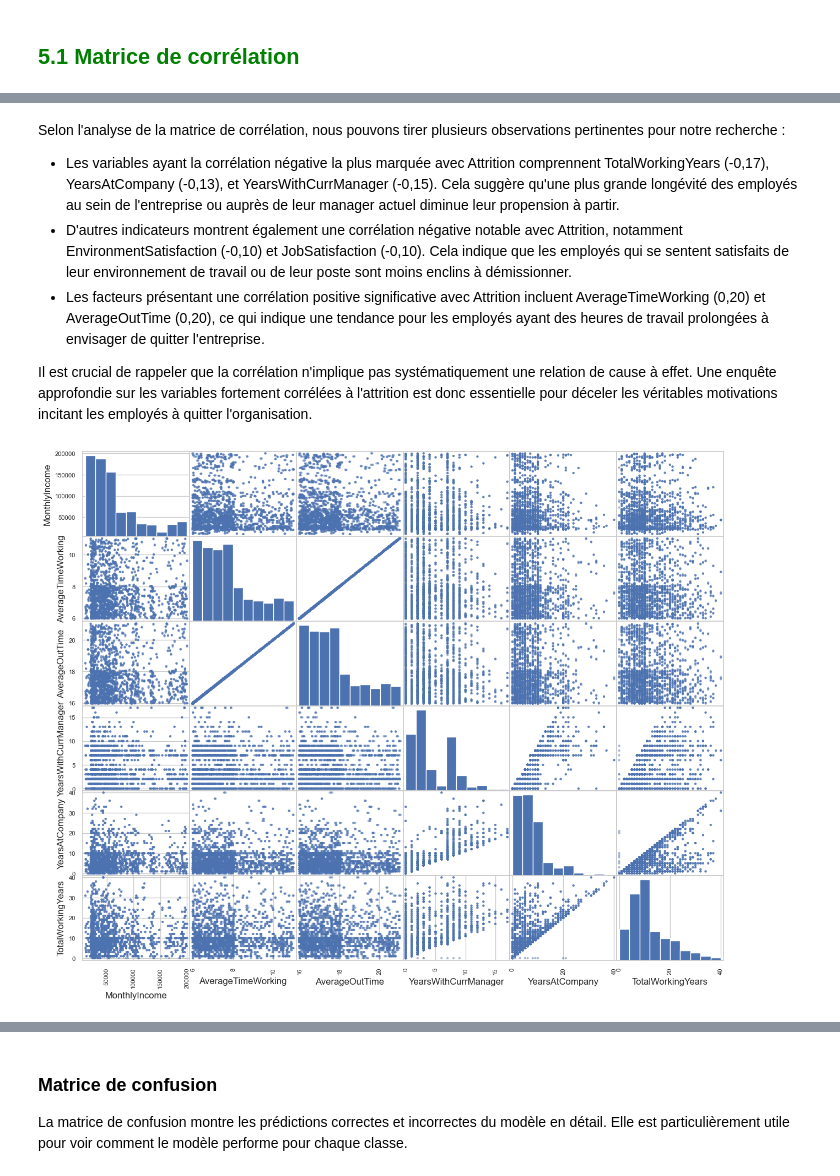
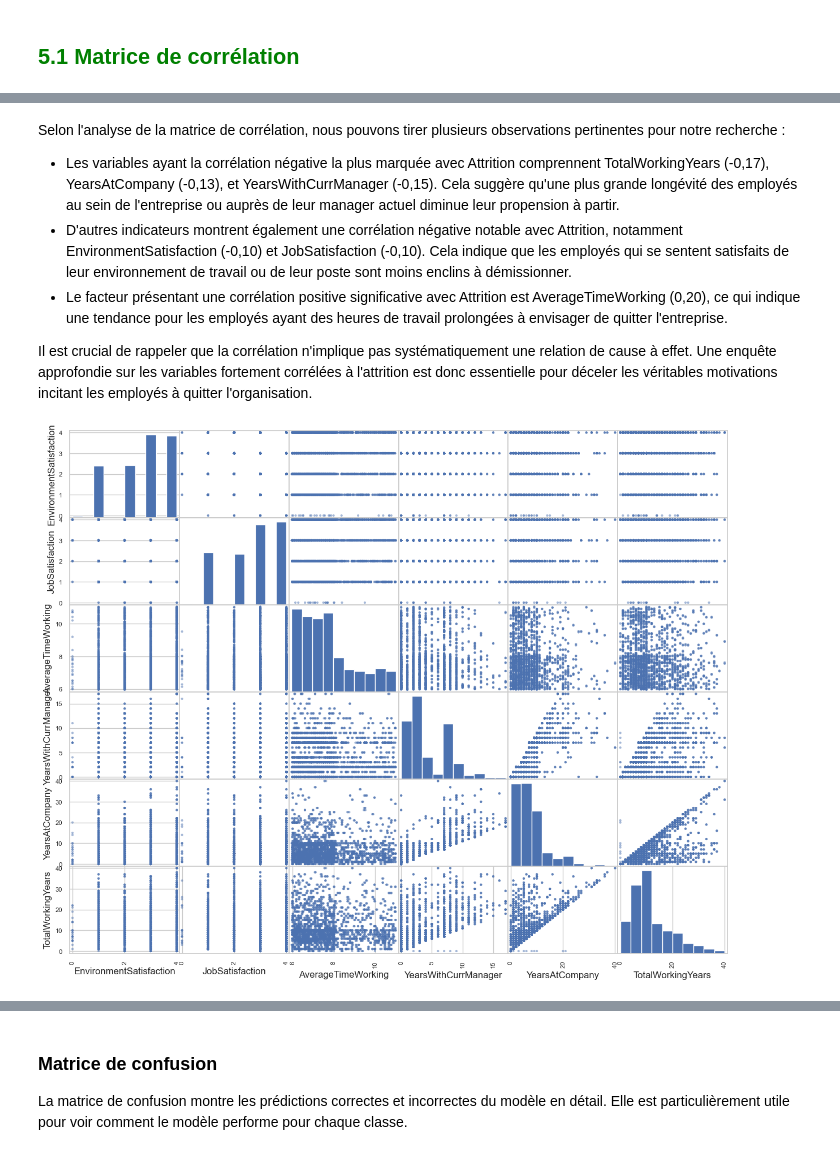
Before and after one commit to ocekic/HumanForYou-RetentionDesEmployesAI, a Jupyter notebook: Livrable_HFYE.ipynb, the cells around one changed output, grey strips where cells are left out. Drawn from its saved outputs; the diff is of its cells as text; code cells hidden in the pictures.

Commit message:
dernier changement sur le fichier principal + ajout du perceptron multicouche sur le fichier avec 'Age', 'MaritalStatus' et 'Gender'

```diff
--- a/Livrable_HFYE.ipynb
+++ b/Livrable_HFYE.ipynb
@@ -260,16 +262,0 @@ On peut maintenant fusionner les csv restant et ajouter deux nouvelles colonnes
-# %%
-combined = general_data.merge(manager_data, how='right', on = 'EmployeeID')
-final_data = combined.merge(employe_data, how='right', on = 'EmployeeID')
-
-#On transforme tous les NA en 0
-final_data.fillna(0, inplace=True)
-#On ajoute le temps de travail moyen
-final_data['AverageTimeWorking'] = AverageTimeWorking
-#On ajoute les vacances prises par les employés
-final_data['Holidays'] = vac_In
-#On ajoute l'heure d'arrivée moyenne
-final_data['AverageInTime'] = Average_In
-#On ajoute l'heure de départ moyenne
-final_data['AverageOutTime'] = Average_Out
-
-final_data
@@ -293,11 +287,3 @@ On remarque que le temps de travail moyen n'est pas dans un format manipulable,
 Time_float = final_data['AverageTimeWorking'].dt.seconds
 Time_float = Time_float/3600
 final_data['AverageTimeWorking'] = Time_float
-
-Time_float = final_data['AverageInTime'].dt.seconds
-Time_float = Time_float/3600
-final_data['AverageInTime'] = Time_float
-
-Time_float = final_data['AverageOutTime'].dt.seconds
-Time_float = Time_float/3600
-final_data['AverageOutTime'] = Time_float
@@ -335,6 +289,0 @@ Maintenant que notre liste est complète, nous pouvons l'intégrer comme nouvell
-# %%
-final_data['WorkingTimeEval'] = WorkingTimeEval
-final_data.info()
-
-# Sauvegarde des données pour utilisation ultérieure
-final_data.to_csv('./data/combined.csv', index=False)
@@ -359,8 +290,6 @@ memory usage: 1.1+ MB
 # %% [markdown]
 # <font color='red'>5. Exploration des données </font>
 # %%
-final_data = final_data.drop(columns=['EmployeeID','StandardHours'])
-
 final_data.hist(bins=50, figsize=(20,15))
 plt.show()
 # %% [output]
@@ -403,14 +330,14 @@ Selon l'analyse de la matrice de corrélation, nous pouvons tirer plusieurs obse
 
 - Les variables ayant la corrélation négative la plus marquée avec Attrition comprennent TotalWorkingYears (-0,17), YearsAtCompany (-0,13), et YearsWithCurrManager (-0,15). Cela suggère qu'une plus grande longévité des employés au sein de l'entreprise ou auprès de leur manager actuel diminue leur propension à partir.
 - D'autres indicateurs montrent également une corrélation négative notable avec Attrition, notamment EnvironmentSatisfaction (-0,10) et JobSatisfaction (-0,10). Cela indique que les employés qui se sentent satisfaits de leur environnement de travail ou de leur poste sont moins enclins à démissionner.
-- Les facteurs présentant une corrélation positive significative avec Attrition incluent AverageTimeWorking (0,20) et AverageOutTime (0,20), ce qui indique une tendance pour les employés ayant des heures de travail prolongées à envisager de quitter l'entreprise.
+- Le facteur présentant une corrélation positive significative avec Attrition est AverageTimeWorking (0,20), ce qui indique une tendance pour les employés ayant des heures de travail prolongées à envisager de quitter l'entreprise.
 
 Il est crucial de rappeler que la corrélation n'implique pas systématiquement une relation de cause à effet. Une enquête approfondie sur les variables fortement corrélées à l'attrition est donc essentielle pour déceler les véritables motivations incitant les employés à quitter l'organisation.
 # %%
-attributes = ["MonthlyIncome", "AverageTimeWorking", "AverageOutTime", "YearsWithCurrManager", "YearsAtCompany", "TotalWorkingYears"]
+attributes = ["EnvironmentSatisfaction", "JobSatisfaction", "AverageTimeWorking", "YearsWithCurrManager", "YearsAtCompany", "TotalWorkingYears"]
 scat_matrix = scatter_matrix(df_encoded[attributes], figsize=(15, 12))
 # %% [output]
-[figure, old version]
+[figure, new version]
 # %% [markdown]
 # <font color='red'>6. Pipeline de transformation </font>
 
```
Also changed, not shown: parts of 74 cells of this notebook, 1 other file.
